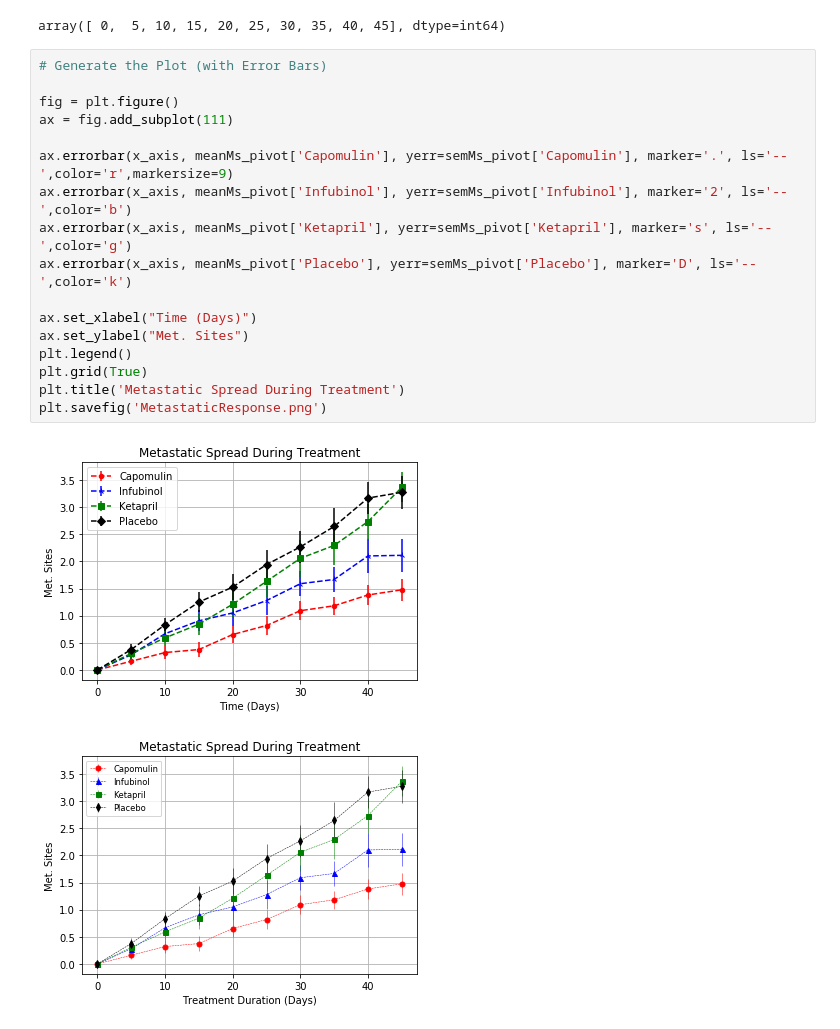
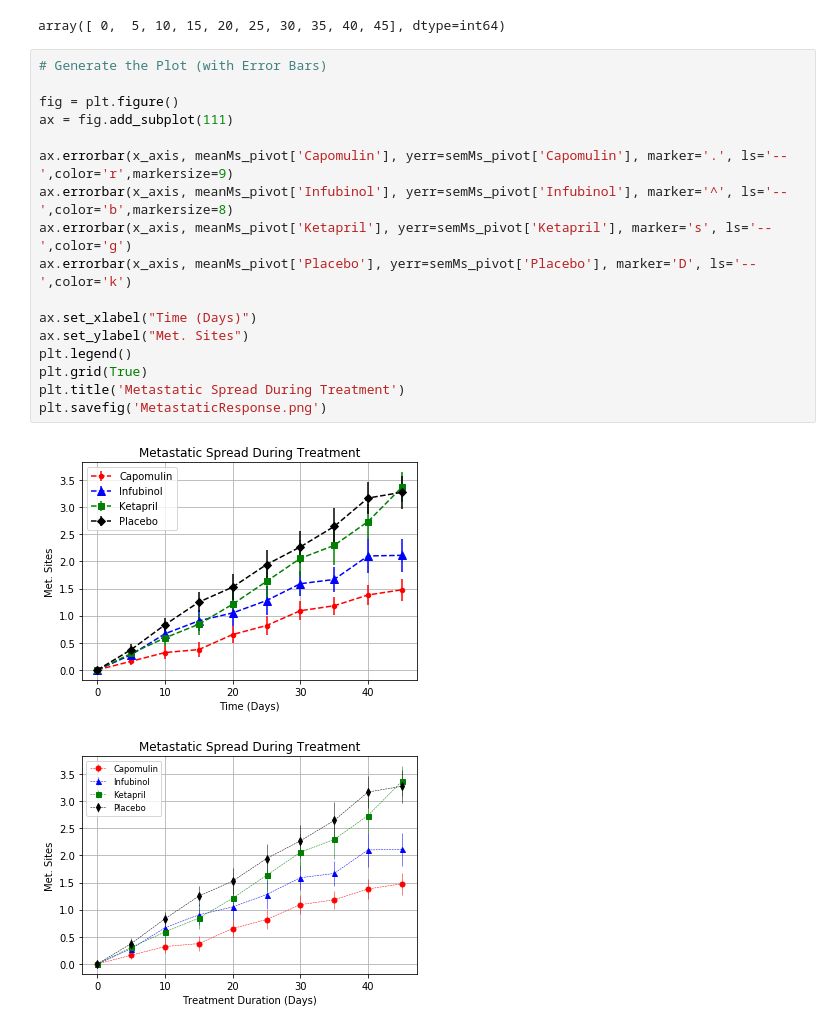
Before and after one commit to colemangis/Pymaceuticals, a Jupyter notebook: pymaceuticals_coleman.ipynb, the cells around one changed output. Cells and saved outputs as stored; diff of their text form.

```diff
--- a/pymaceuticals_coleman.ipynb
+++ b/pymaceuticals_coleman.ipynb
@@ -203,22 +203,22 @@ array([ 0,  5, 10, 15, 20, 25, 30, 35, 40, 45], dtype=int64)
 # %%
 # Generate the Plot (with Error Bars)
 
 fig = plt.figure()
 ax = fig.add_subplot(111)
 
 ax.errorbar(x_axis, meanMs_pivot['Capomulin'], yerr=semMs_pivot['Capomulin'], marker='.', ls='--',color='r',markersize=9)
-ax.errorbar(x_axis, meanMs_pivot['Infubinol'], yerr=semMs_pivot['Infubinol'], marker='2', ls='--',color='b')
+ax.errorbar(x_axis, meanMs_pivot['Infubinol'], yerr=semMs_pivot['Infubinol'], marker='^', ls='--',color='b',markersize=8)
 ax.errorbar(x_axis, meanMs_pivot['Ketapril'], yerr=semMs_pivot['Ketapril'], marker='s', ls='--',color='g')
 ax.errorbar(x_axis, meanMs_pivot['Placebo'], yerr=semMs_pivot['Placebo'], marker='D', ls='--',color='k')
 
 ax.set_xlabel("Time (Days)")
 ax.set_ylabel("Met. Sites")
 plt.legend()
 plt.grid(True)
 plt.title('Metastatic Spread During Treatment')
 plt.savefig('MetastaticResponse.png')
 # %% [output]
-[figure, old version]
+[figure, new version]
 # %%
 # %% [output]
 [figure]
```
Also changed, not shown: parts of 3 cells of this notebook, 3 other files.
